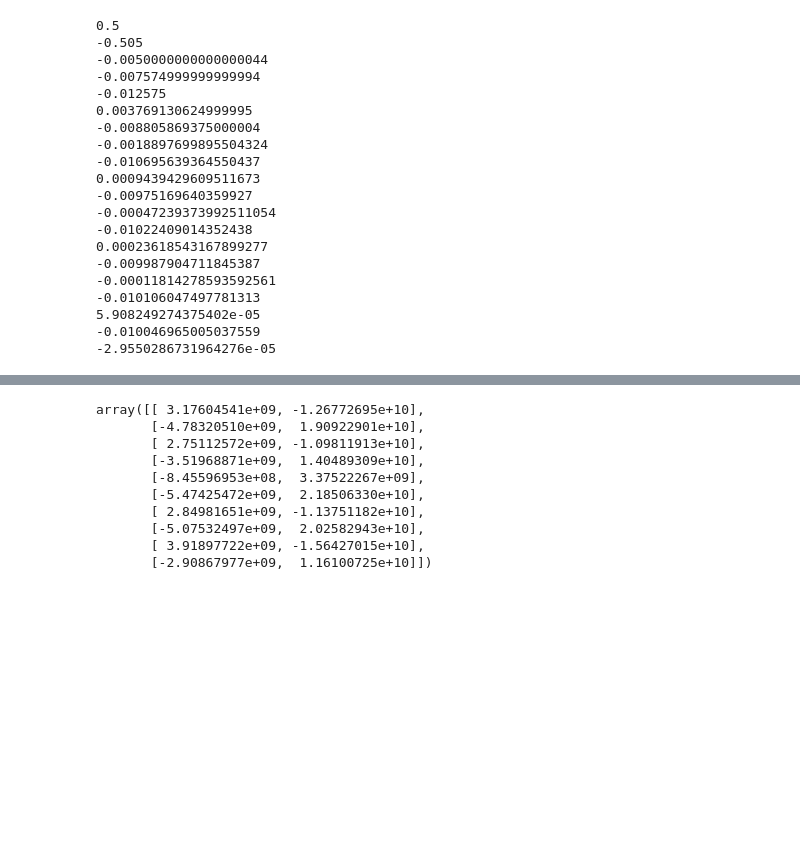
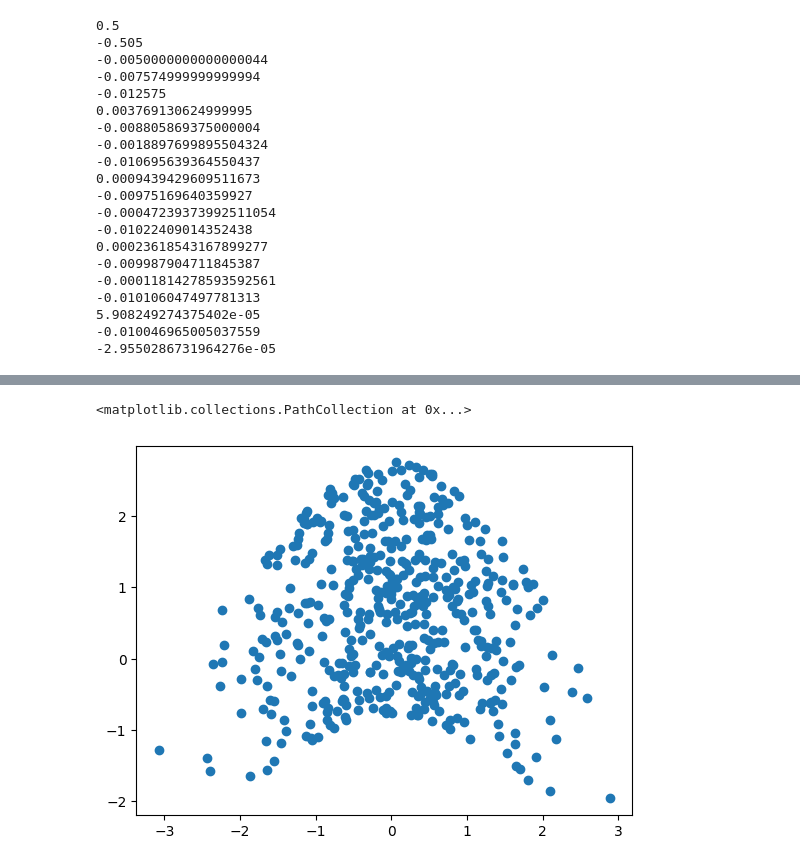
Before and after one commit to RobertoMav/auto-diff, a Jupyter notebook: torch/dot-prod.ipynb, the cells around one changed output, grey strips where cells are left out. Drawn from its saved outputs; the diff is of its cells as text; code cells hidden in the pictures; blank space fills up the shorter version.

```diff
--- a/torch/dot-prod.ipynb
+++ b/torch/dot-prod.ipynb
@@ -132,21 +148,24 @@ def ls_sdg(
 # %%
-X: NDArray = np.random.randn(100, 2)
+X: Float[Tensor, "N D"] = torch.randn(500, 2)
+# Lets add a column of ones to the X tensor
+# X = torch.cat([torch.ones(X.shape[0], 1), X], dim=1)
 print(X.shape)
 
 # We need to unpack the x1 and x2 into a single vector
 x1: NDArray = X[:, 0]
 x2: NDArray = X[:, 1]
-y: NDArray = np.sin(x1) * np.cos(x2) + np.sin(0.5 * x1) * np.cos(0.5 * x2)
+y: Float[Tensor, "N"] = np.sin(x1) + np.cos(x2) + np.sin(0.5 * x1) * np.cos(0.5 * x2)
 print(y.shape)
+W: Float[Tensor, "D"] = torch.randn(X.shape[1])
 
-# Calculate the derivative of y
-dy_dx1: NDArray = np.cos(x1) * np.cos(x2) - np.cos(0.5 * x1) * np.cos(0.5 * x2)
-dy_dx2: NDArray = -np.sin(x1) * np.sin(x2) - 0.5 * np.sin(0.5 * x1) * np.sin(0.5 * x2)
 
 parameters = {
     "epochs": 100,
-    "lr": 0.01,
-    "parameters": np.random.randn(10, 2)
+    "lr": 0.001,
+    "parameters": W
 }
-ls_sdg(X, y, parameters)
+
+import matplotlib.pyplot as plt
+# Create a plot of the data
+plt.scatter(X[:, 1], y)
 # %% [output]
@@ -170,10 +174,2 @@ Epoch 99 - Loss: 1.7021849957699663e+20
-array([[ 3.17604541e+09, -1.26772695e+10],
-       [-4.78320510e+09,  1.90922901e+10],
-       [ 2.75112572e+09, -1.09811913e+10],
-       [-3.51968871e+09,  1.40489309e+10],
-       [-8.45596953e+08,  3.37522267e+09],
-       [-5.47425472e+09,  2.18506330e+10],
-       [ 2.84981651e+09, -1.13751182e+10],
-       [-5.07532497e+09,  2.02582943e+10],
-       [ 3.91897722e+09, -1.56427015e+10],
-       [-2.90867977e+09,  1.16100725e+10]])
+<matplotlib.collections.PathCollection at 0x...>
+[figure, added]
```
Also changed, not shown: parts of 8 cells of this notebook.
